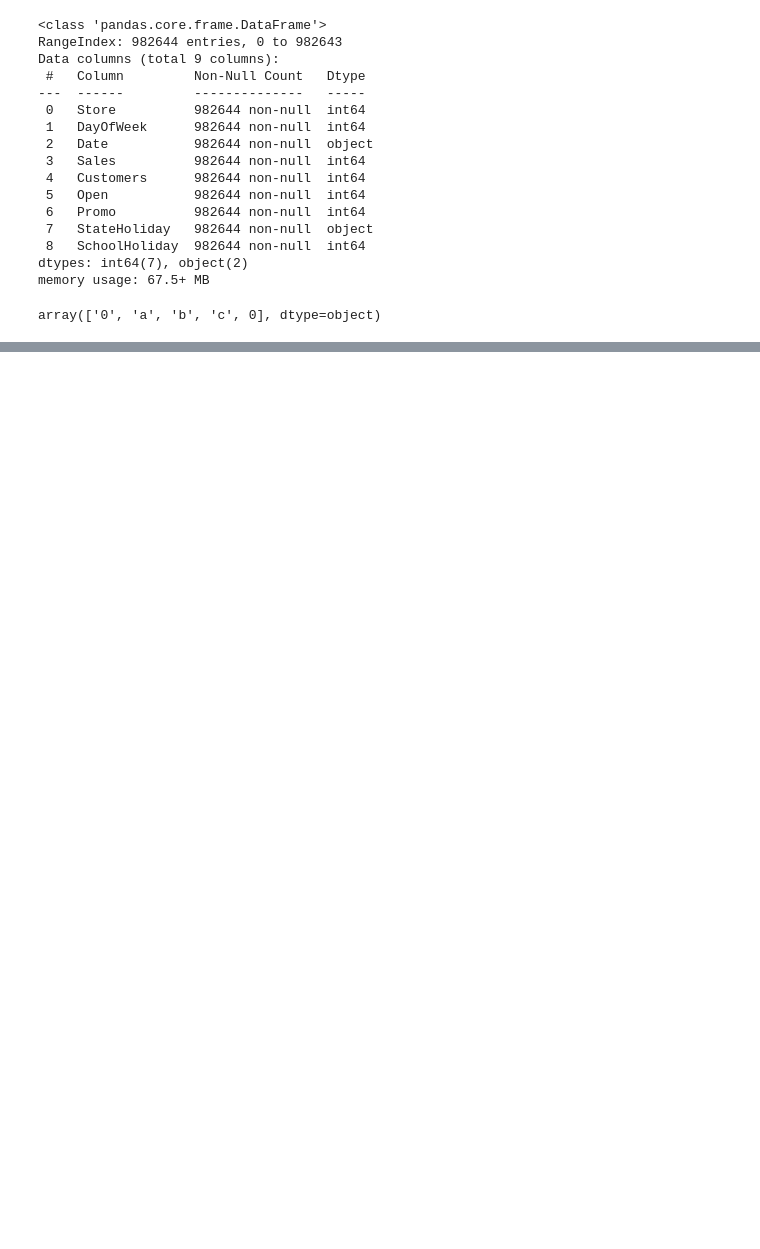
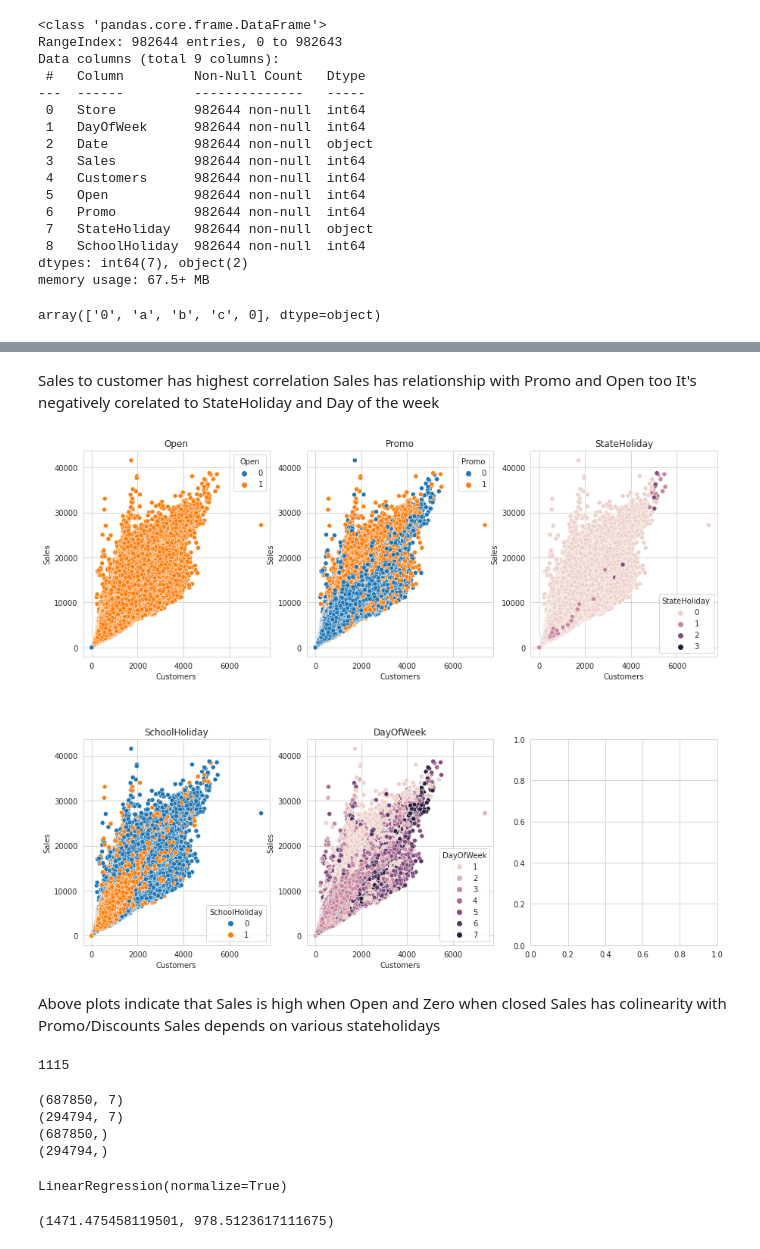
Before and after one commit to kumarsh8483/AI, a Jupyter notebook: Welcome_To_Colaboratory.ipynb, the cells around one changed output, grey strips where cells are left out. Saved outputs shown, nothing was run; the diff lists cells and outputs as text; code cells hidden in the pictures; blank space fills up the shorter version.

```diff
--- a/Welcome_To_Colaboratory.ipynb
+++ b/Welcome_To_Colaboratory.ipynb
@@ -193,0 +241,31 @@ train_data.loc[train_data.StateHoliday==0,'StateHoliday'] = '0'
+# %% [markdown]
+Sales to customer has highest correlation
+Sales has relationship with Promo and Open too
+It's negatively corelated to StateHoliday and Day of the week
+# %%
+fig, axs = plt.subplots(2,3, figsize=(15,12))
+fig.subplots_adjust(hspace=0.4)
+axs=axs.ravel()
+A_list = ['Open', 'Promo','StateHoliday', 'SchoolHoliday','DayOfWeek']
+i=0
+for col in A_list:
+ sns.scatterplot(train_data.Customers,train_data.Sales,hue=train_data[col],ax=axs[i])
+ axs[i].set_title(col)
+ i+=1
+
+fig.show()
+# %% [output]
+[figure, added]
+# %% [markdown]
+Above plots indicate that
+Sales is high when Open and Zero when closed
+Sales has colinearity with Promo/Discounts
+Sales depends on various stateholidays
+# %%
+#Apply linear regression technique
+
+##Total number of stores
+n_shops = train_data.Store.nunique()
+n_shops
+# %% [output]
+1115
@@ -193,0 +282,14 @@ train_data.loc[train_data.StateHoliday==0,'StateHoliday'] = '0'
+# %%
+print(x_train.shape)
+print(x_test.shape)
+print(y_train.shape)
+print(y_test.shape)
+# %% [output]
+(687850, 7)
+(294794, 7)
+(687850,)
+(294794,)
+# %%
+lr.fit(x_train,y_train)
+# %% [output]
+LinearRegression(normalize=True)
@@ -193,0 +303,5 @@ train_data.loc[train_data.StateHoliday==0,'StateHoliday'] = '0'
+# %%
+all_store_lr = error_cal(y_test,y_pred)
+all_store_lr
+# %% [output]
+(1471.475458119501, 978.5123617111675)
```
Also changed, not shown: parts of 95 cells of this notebook.
